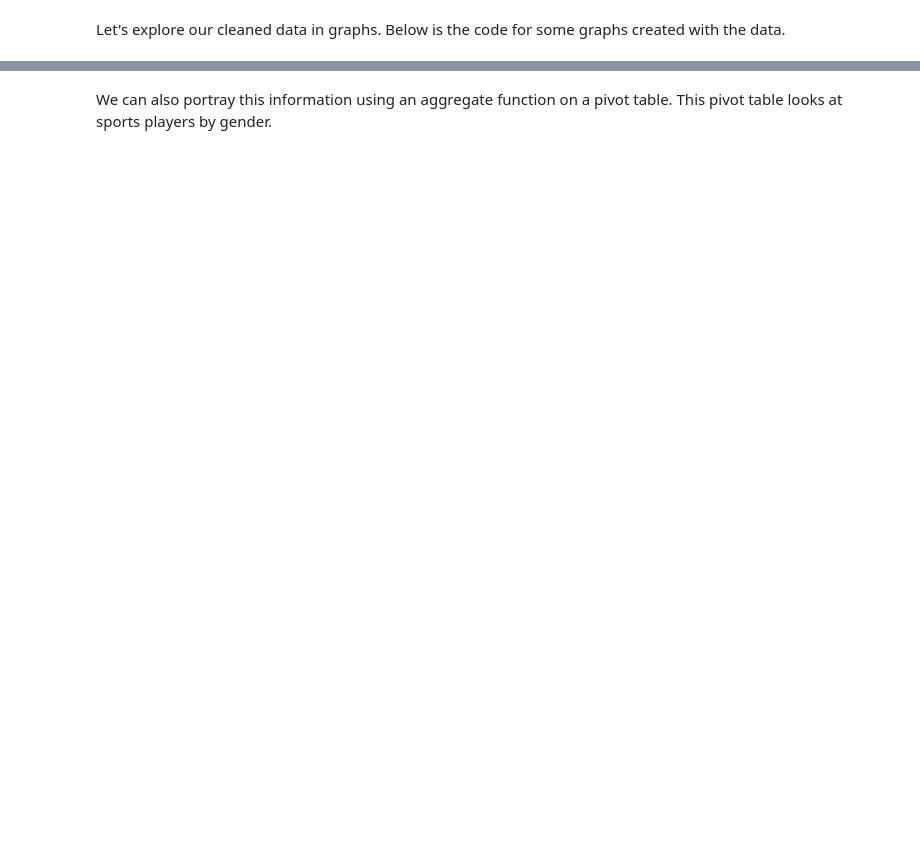
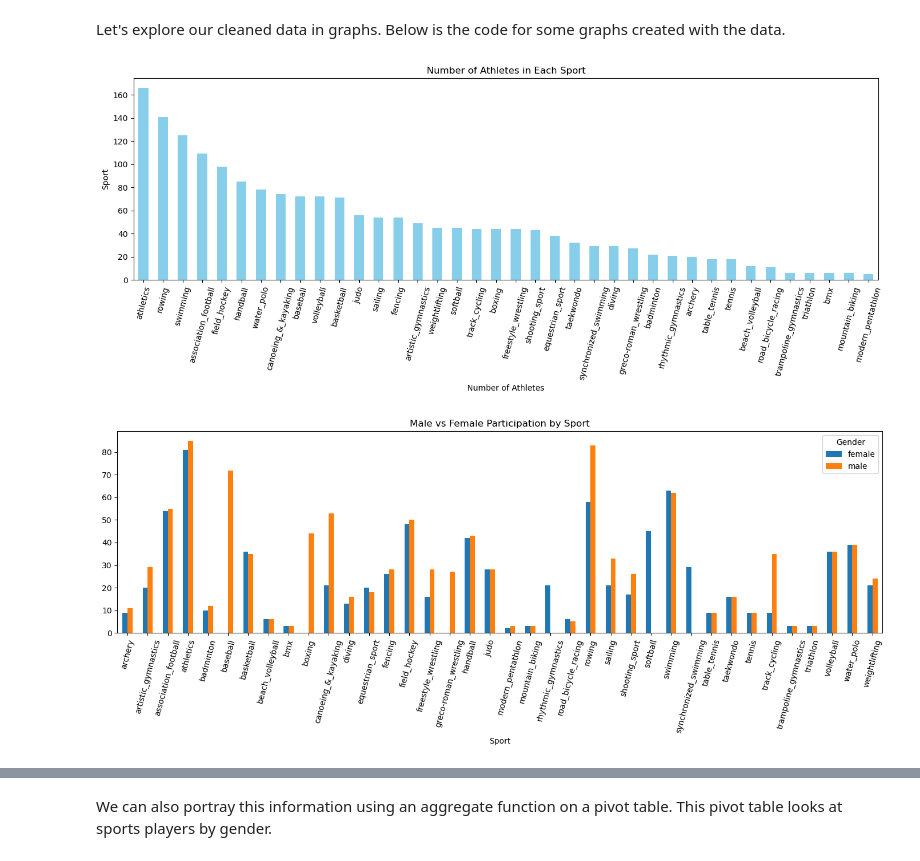
Before and after one commit to rburkman777/TidyDataProject, a Jupyter notebook: Tidydataproject/notes3.ipynb, the cells around one changed output, grey strips where cells are left out. Drawn from its saved outputs; the diff is of its cells as text; code cells hidden in the pictures; blank space fills up the shorter version.

```diff
--- a/Tidydataproject/notes3.ipynb
+++ b/Tidydataproject/notes3.ipynb
@@ -39,51 +79,58 @@ df_melted = df_melted.dropna(subset=['Medal']).reset_index(drop=True)
 # %% [markdown]
 Let's explore our cleaned data in graphs. Below is the code for some graphs created with the data.
 # %%
+# Now we are going to make our charts. First, let's retrieve the data we want to graph using the value_counts() function.
+# We will first make a graph of the number of athletes.
+
 sport_counts = df_melted['Sport'].value_counts()
-
 
 import matplotlib.pyplot as plt
 
-
-plt.figure(figsize=(12, 6))
-sport_counts.plot(kind='bar')
-
-
-plt.title('Number of Athletes in Each Sport')
-plt.xlabel('Sport')
-plt.ylabel('Number of Athletes')
-
-
-plt.xticks(rotation=90)  # rotate labels so they fit
-plt.tight_layout()
-
-
-plt.show()
-
-
-gender_counts = df_melted['Gender'].value_counts()
-print(gender_counts)
-
-
+# We make a bat graph for the number of athletes in each sport division.
 plt.figure(figsize=(14, 6))
 sport_counts.plot(kind='bar', color='skyblue')
 
+# We give our graph a title and axis labels.
+plt.title('Number of Athletes in Each Sport')
+plt.xlabel('Number of Athletes')
+plt.ylabel('Sport')
 
-plt.title('Number of Athletes in Each Sport')
-plt.xlabel('Sport')
-plt.ylabel('Number of Athletes')
-
-
+# We rotate the labels of the x-axis to make them clearer.
 plt.xticks(rotation=75)
 plt.tight_layout()
 plt.show()
 
 
+# We will also make a graph about the distribution of different athletes by gender in each sport. We will use the value_counts() function to get this data.
+gender_counts = df_melted['Gender'].value_counts()
+
+# Here, we write code to include two variables on the graph using the 'groupby' function
 gender_sport_counts = df_melted.groupby(['Sport', 'Gender']).size().unstack(fill_value=0)
 
-
+# Here is the code to produce the graph.
 gender_sport_counts.plot(kind='bar', figsize=(14, 6))
 plt.title('Male vs Female Participation by Sport')
 plt.xticks(rotation=75)
 plt.tight_layout()
 plt.show()
+
+# We can use figsize to adjust the size.
+plt.figure(figsize=(6, 6))
+
+# If we want to look at the breakdown of athletes at the Olympics by gender across all divisions, we can make a pie chart using the following code.
+gender_counts.plot(
+    kind='pie',
+    autopct='%1.1f%%',   # this show percentages
+    startangle=90,       # we rorate for a better layout
+    colors=['skyblue', 'lightcoral']
+)
+
+#we add a plot title and labels
+plt.title('Total Male vs Female Athletes')
+plt.ylabel('')
+
+plt.tight_layout()
+plt.show()
+# %% [output]
+[figure, added]
+[figure, added]
```
Also changed, not shown: parts of 5 cells of this notebook.
